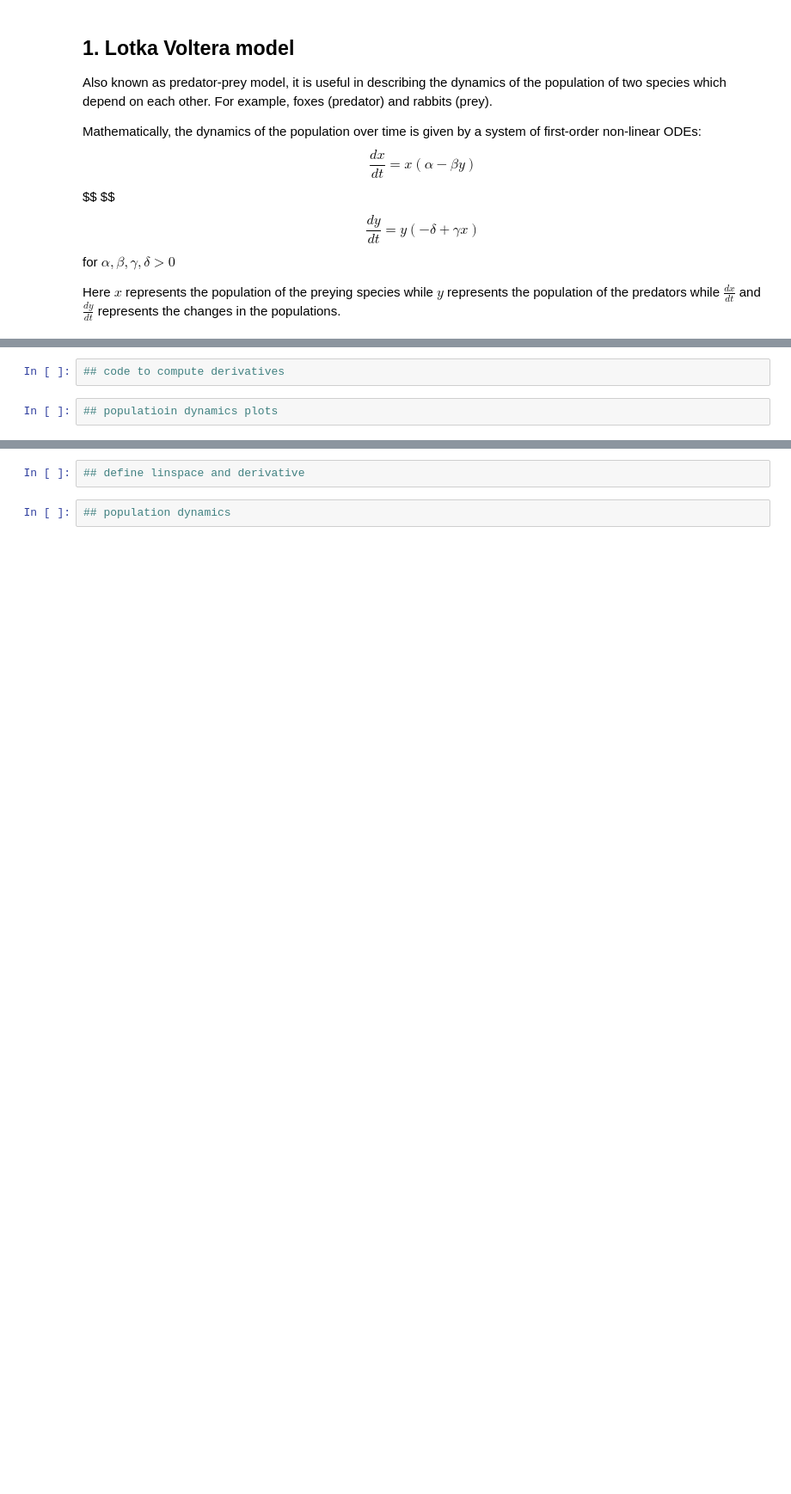
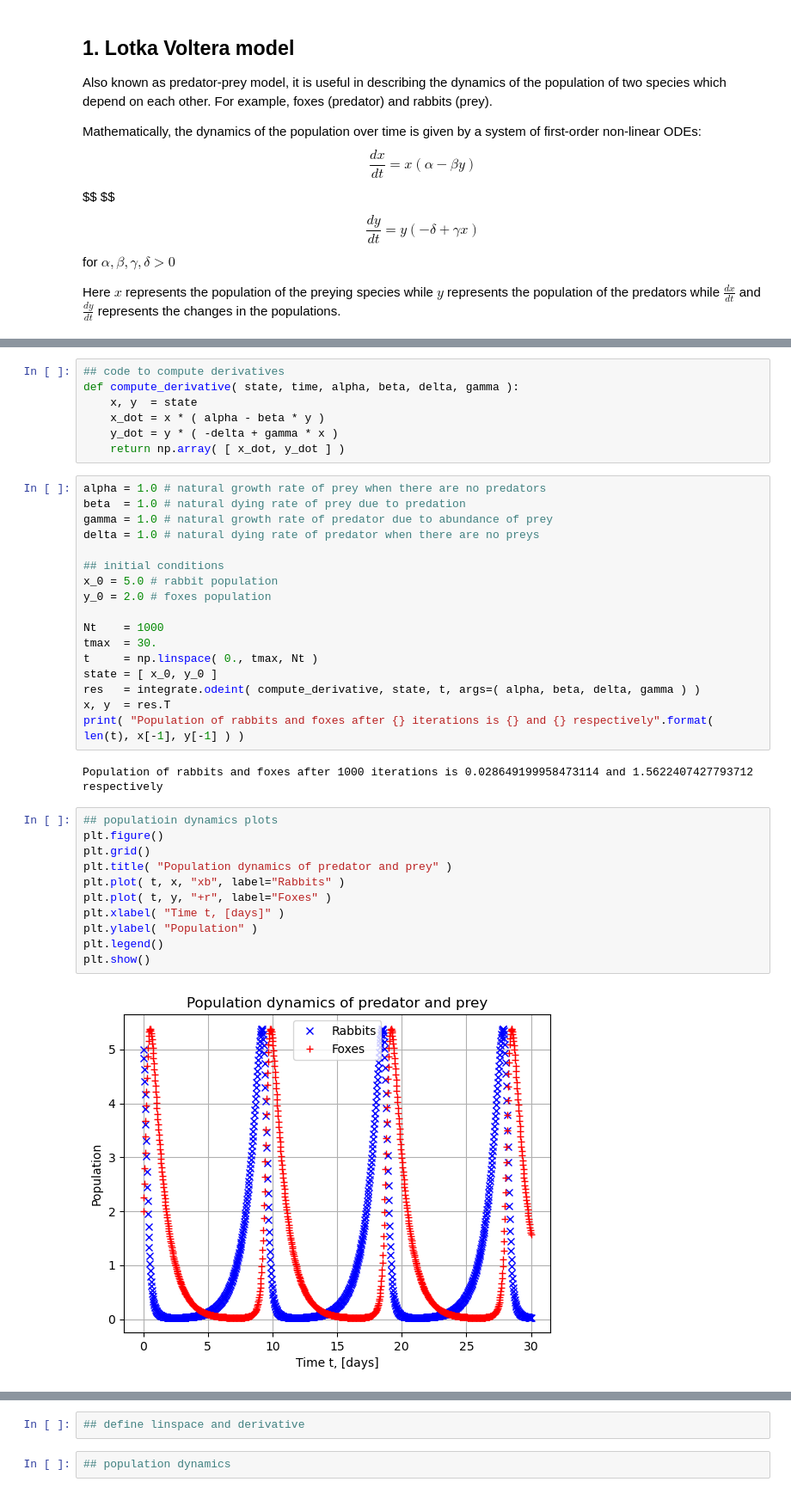
Before and after one commit to ThomasGregory/pycon-maths_in_motion, a Jupyter notebook: mathematical_biology.ipynb, the cells around one changed output, grey strips where cells are left out. Shown: that part at 86% size. Drawn from its saved outputs; the diff is of its cells as text; blank space fills up the shorter version.

```diff
--- a/mathematical_biology.ipynb
+++ b/mathematical_biology.ipynb
@@ -18,4 +24,39 @@ import numpy as np
 # %%
 ## code to compute derivatives
+def compute_derivative( state, time, alpha, beta, delta, gamma ):
+    x, y  = state
+    x_dot = x * ( alpha - beta * y )
+    y_dot = y * ( -delta + gamma * x )
+    return np.array( [ x_dot, y_dot ] )
+# %%
+alpha = 1.0 # natural growth rate of prey when there are no predators
+beta  = 1.0 # natural dying rate of prey due to predation
+gamma = 1.0 # natural growth rate of predator due to abundance of prey
+delta = 1.0 # natural dying rate of predator when there are no preys
+
+## initial conditions
+x_0 = 5.0 # rabbit population
+y_0 = 2.0 # foxes population
+
+Nt    = 1000
+tmax  = 30.
+t     = np.linspace( 0., tmax, Nt )
+state = [ x_0, y_0 ]
+res   = integrate.odeint( compute_derivative, state, t, args=( alpha, beta, delta, gamma ) )
+x, y  = res.T
+print( "Population of rabbits and foxes after {} iterations is {} and {} respectively".format( len(t), x[-1], y[-1] ) )
+# %% [output]
+Population of rabbits and foxes after 1000 iterations is 0.028649199958473114 and 1.5622407427793712 respectively
 # %%
 ## populatioin dynamics plots
+plt.figure()
+plt.grid()
+plt.title( "Population dynamics of predator and prey" )
+plt.plot( t, x, "xb", label="Rabbits" )
+plt.plot( t, y, "+r", label="Foxes" )
+plt.xlabel( "Time t, [days]" )
+plt.ylabel( "Population" )
+plt.legend()
+plt.show()
+# %% [output]
+[figure, added]
```
Also changed, not shown: parts of 6 cells of this notebook.
